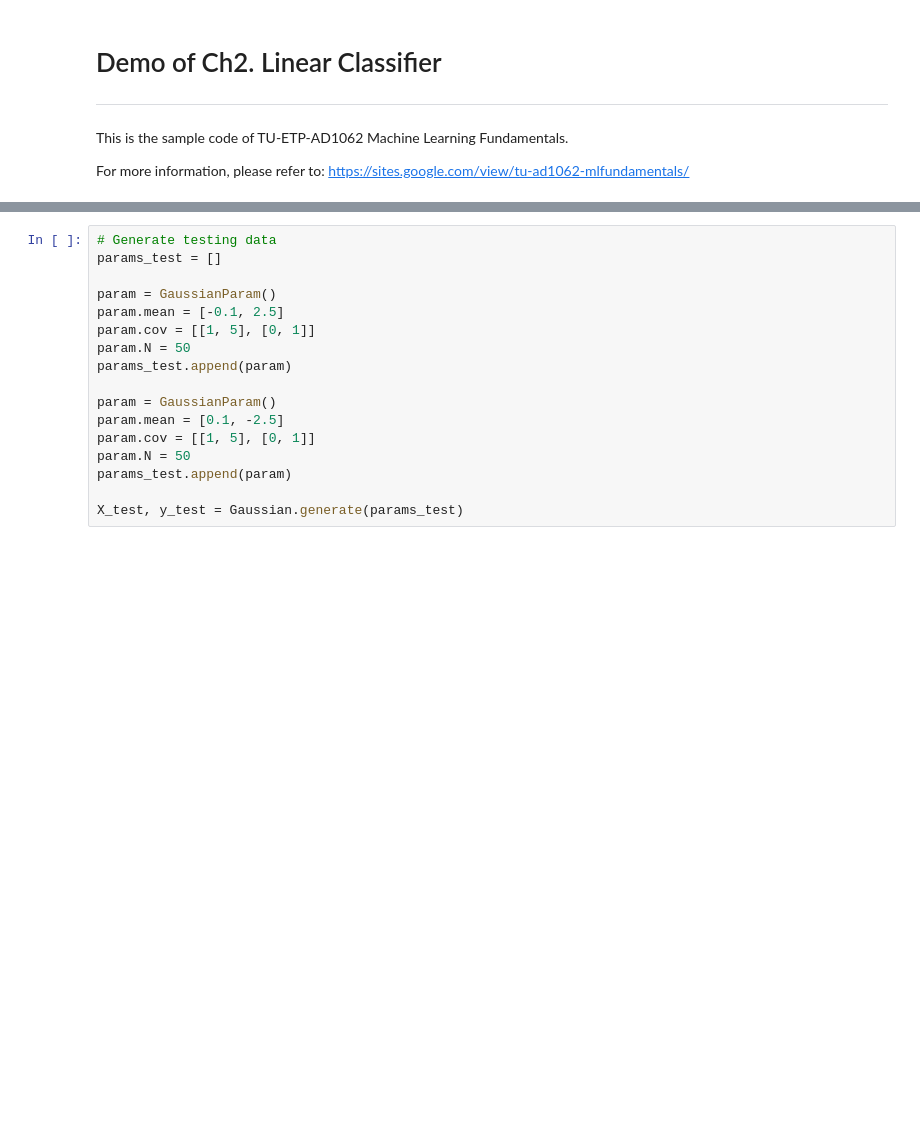
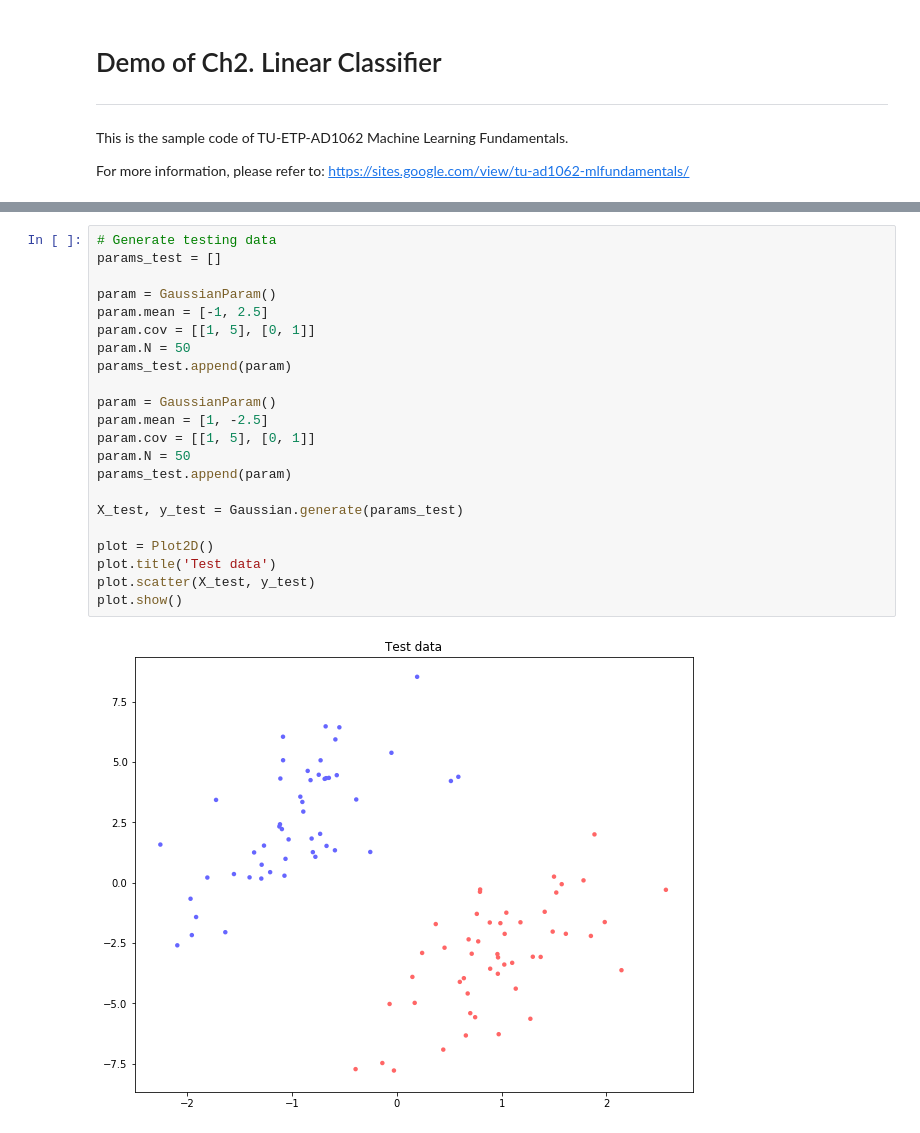
Before and after one commit to jessee-kung/tu-etp-ad1062, a Jupyter notebook: demo_02.ipynb, the cells around one changed output, grey strips where cells are left out. Cells and saved outputs as stored; diff of their text form; blank space fills up the shorter version.

```diff
--- a/demo_02.ipynb
+++ b/demo_02.ipynb
@@ -52,17 +226,24 @@ plot.show()
 # %%
 # Generate testing data
 params_test = []
 
 param = GaussianParam()
-param.mean = [-0.1, 2.5]
+param.mean = [-1, 2.5]
 param.cov = [[1, 5], [0, 1]]
 param.N = 50
 params_test.append(param)
 
 param = GaussianParam()
-param.mean = [0.1, -2.5]
+param.mean = [1, -2.5]
 param.cov = [[1, 5], [0, 1]]
 param.N = 50
 params_test.append(param)
 
 X_test, y_test = Gaussian.generate(params_test)
+
+plot = Plot2D()
+plot.title('Test data')
+plot.scatter(X_test, y_test)
+plot.show()
+# %% [output]
+[figure, added]
```
Also changed, not shown: parts of 18 cells of this notebook, 1 other file.
